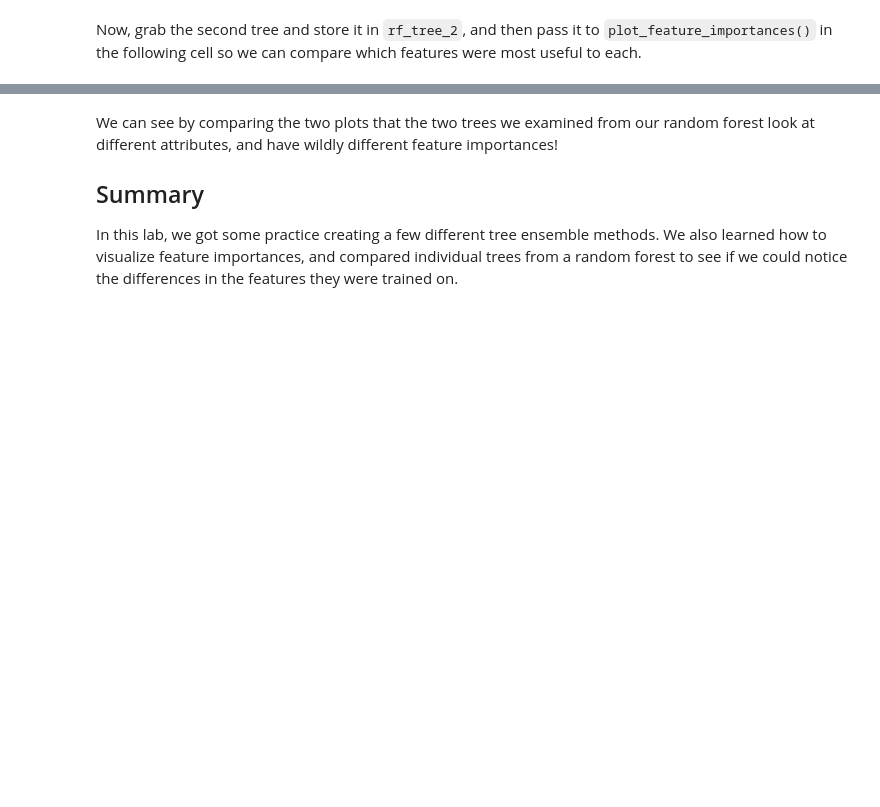
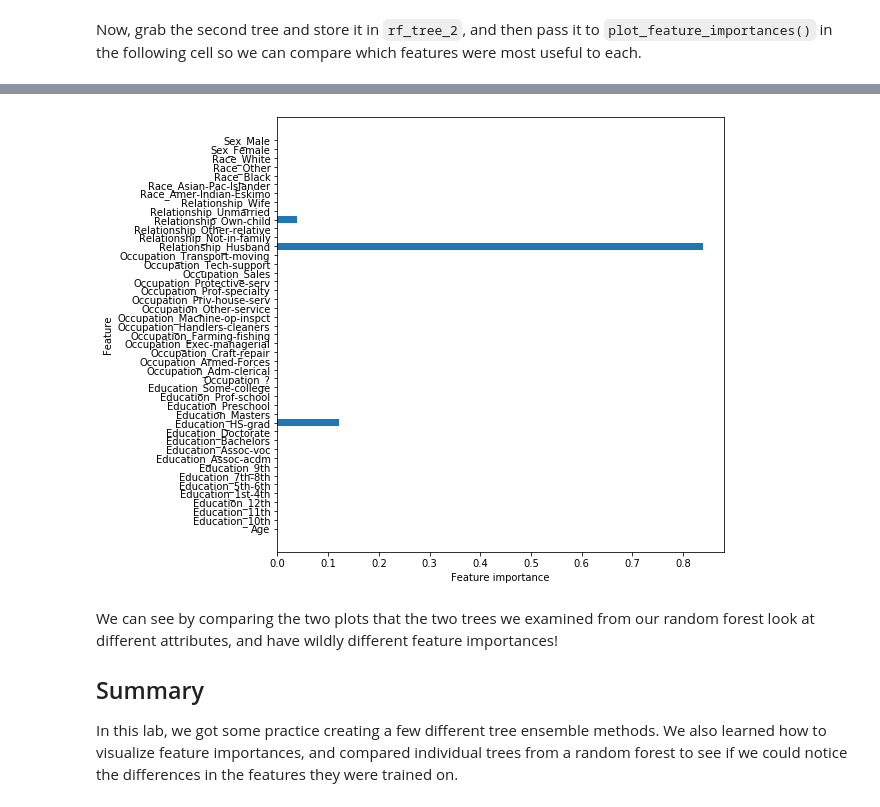
Before and after one commit to yagutaro/dsc-tree-ensembles-random-forests-lab-hbs-ds-060120, a Jupyter notebook: index.ipynb, the cells around one changed output, grey strips where cells are left out. Drawn from its saved outputs; the diff is of its cells as text; code cells hidden in the pictures; blank space fills up the shorter version.

```diff
--- a/index.ipynb
+++ b/index.ipynb
@@ -318,5 +316,8 @@ AttributeError: 'RandomForestClassifier' object has no attribute 'estimators_'
 # %%
 # Feature importance
+plot_feature_importances(rf_tree_2)
+# %% [output]
+[figure, added]
 # %% [markdown]
 We can see by comparing the two plots that the two trees we examined from our random forest look at different attributes, and have wildly different feature importances!
 
```
Also changed, not shown: parts of 1 cell of this notebook.
